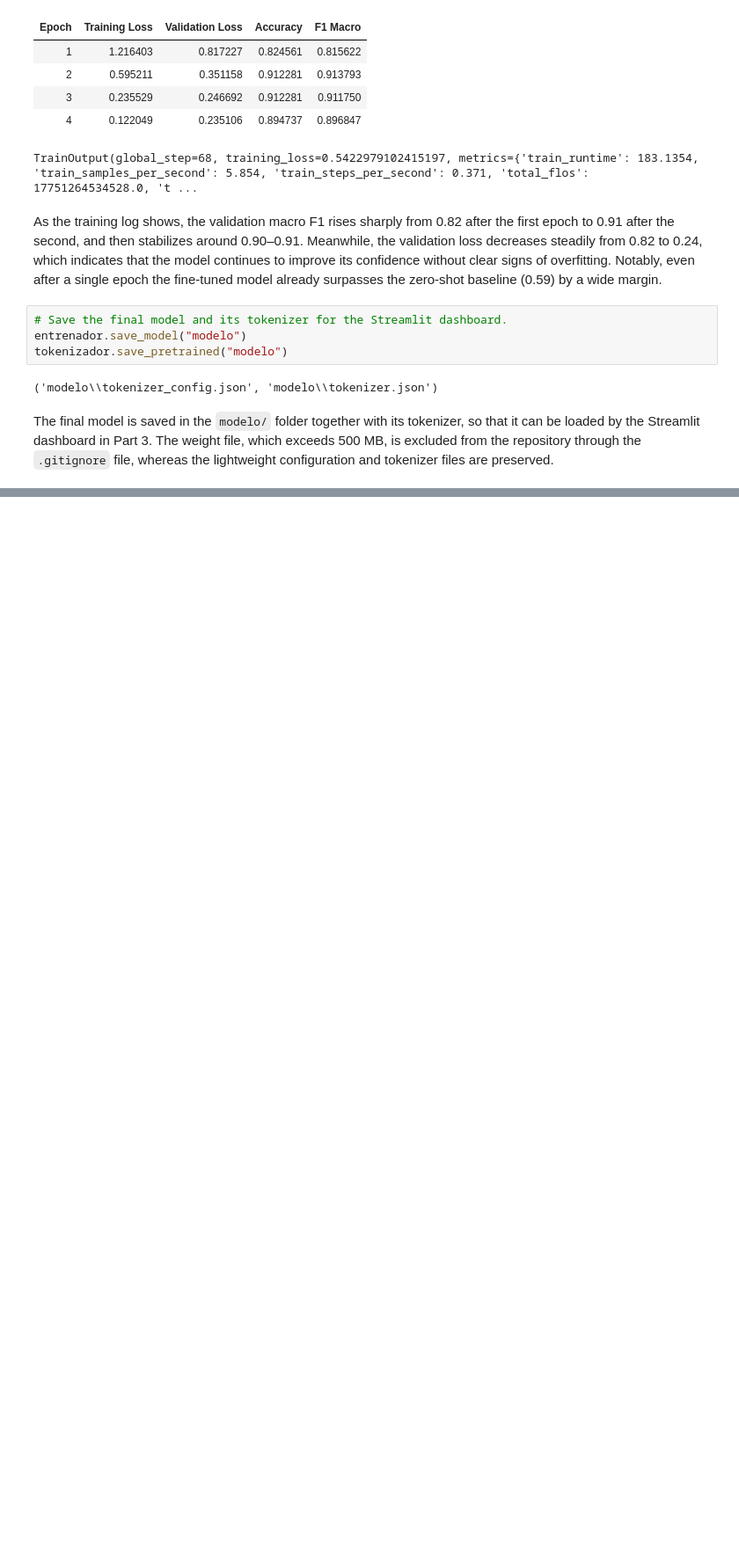
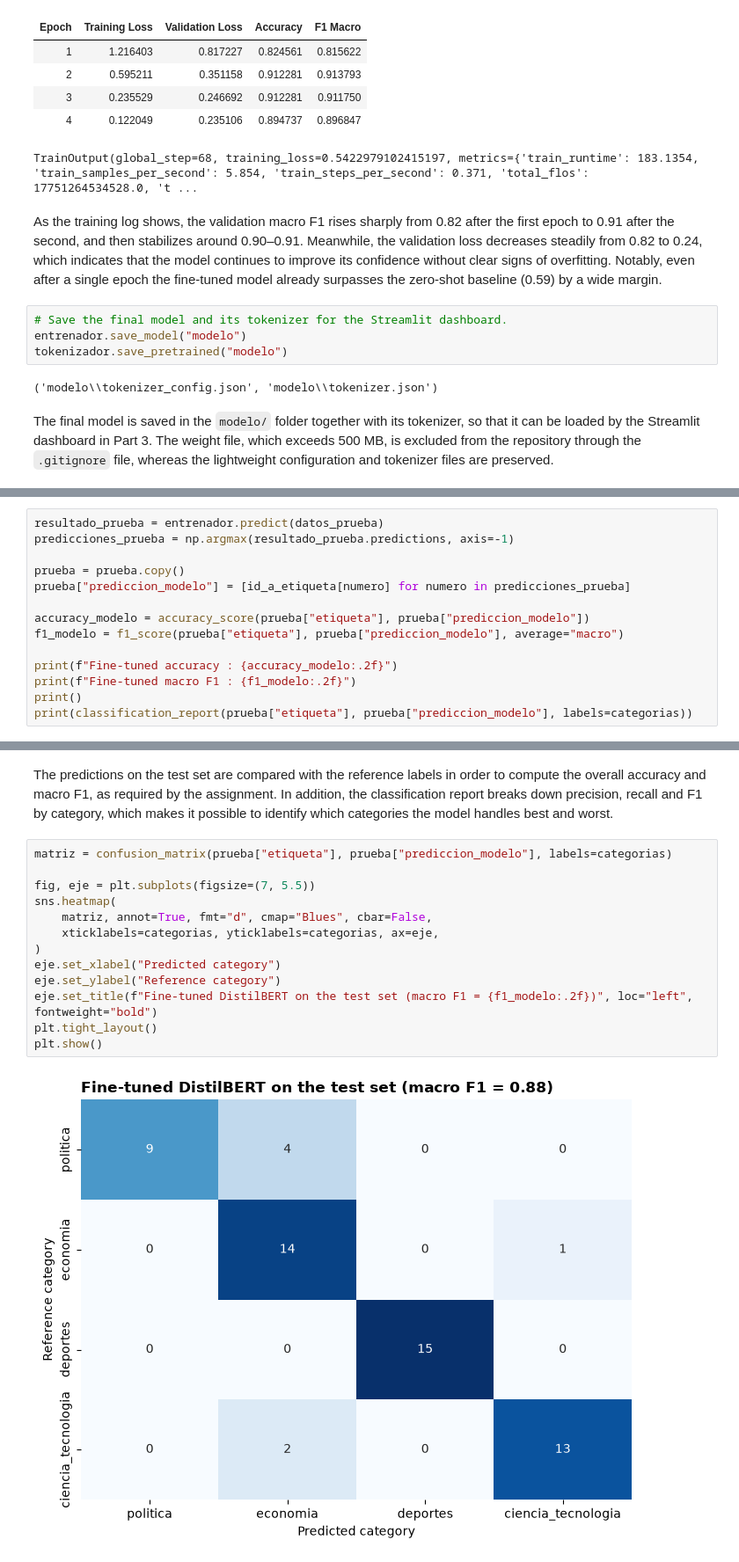
Before and after one commit to anakaren-zl/data-science-python-2026, a Jupyter notebook: tarea_1/02_clasificacion.ipynb, the cells around one changed output, grey strips where cells are left out. Shown at 88% size. Saved outputs shown, nothing was run; the diff lists cells and outputs as text; blank space fills up the shorter version.

Commit message:
eval: test F1 0.88, confusion matrix and model comparison (#2)

```diff
--- a/tarea_1/02_clasificacion.ipynb
+++ b/tarea_1/02_clasificacion.ipynb
@@ -430,0 +435,14 @@ The final model is saved in the `modelo/` folder together with its tokenizer, so
+# %%
+resultado_prueba = entrenador.predict(datos_prueba)
+predicciones_prueba = np.argmax(resultado_prueba.predictions, axis=-1)
+
+prueba = prueba.copy()
+prueba["prediccion_modelo"] = [id_a_etiqueta[numero] for numero in predicciones_prueba]
+
+accuracy_modelo = accuracy_score(prueba["etiqueta"], prueba["prediccion_modelo"])
+f1_modelo = f1_score(prueba["etiqueta"], prueba["prediccion_modelo"], average="macro")
+
+print(f"Fine-tuned accuracy : {accuracy_modelo:.2f}")
+print(f"Fine-tuned macro F1 : {f1_modelo:.2f}")
+print()
+print(classification_report(prueba["etiqueta"], prueba["prediccion_modelo"], labels=categorias))
@@ -430,0 +464,17 @@ The final model is saved in the `modelo/` folder together with its tokenizer, so
+# %% [markdown]
+The predictions on the test set are compared with the reference labels in order to compute the overall accuracy and macro F1, as required by the assignment. In addition, the classification report breaks down precision, recall and F1 by category, which makes it possible to identify which categories the model handles best and worst.
+# %%
+matriz = confusion_matrix(prueba["etiqueta"], prueba["prediccion_modelo"], labels=categorias)
+
+fig, eje = plt.subplots(figsize=(7, 5.5))
+sns.heatmap(
+    matriz, annot=True, fmt="d", cmap="Blues", cbar=False,
+    xticklabels=categorias, yticklabels=categorias, ax=eje,
+)
+eje.set_xlabel("Predicted category")
+eje.set_ylabel("Reference category")
+eje.set_title(f"Fine-tuned DistilBERT on the test set (macro F1 = {f1_modelo:.2f})", loc="left", fontweight="bold")
+plt.tight_layout()
+plt.show()
+# %% [output]
+[figure, added]
```
Also changed, not shown: parts of 9 cells of this notebook, 1 other file.
